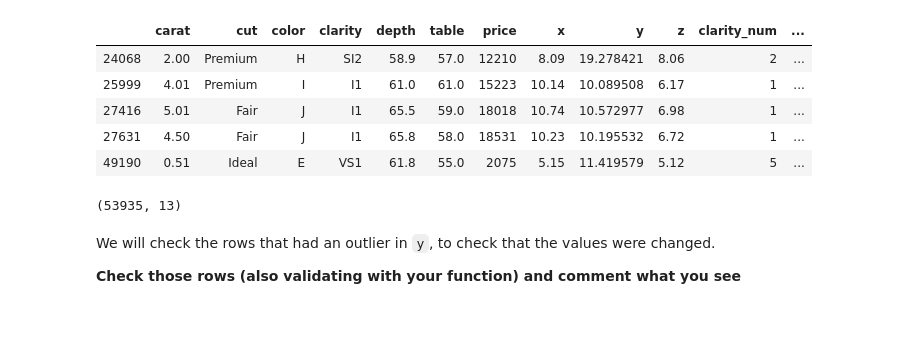
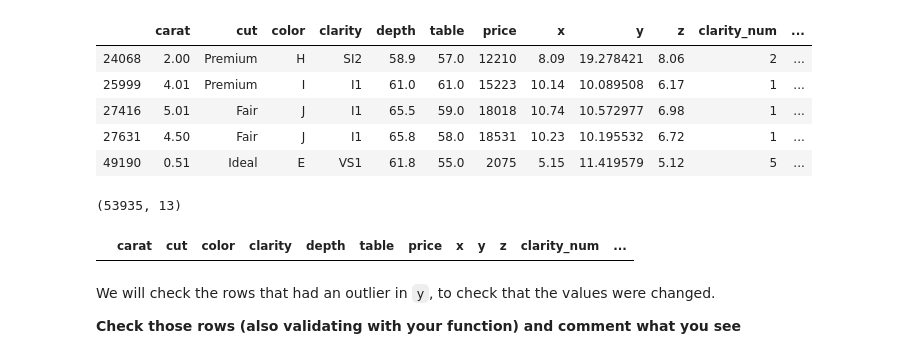
Before and after one commit to ironhack-datalabs/dataV2-labs, a Jupyter notebook: module-2/M2-mini-project1/1.-Data Cleaning.ipynb, the cells around one changed output. Cells and saved outputs as stored; diff of their text form; code cells hidden in the pictures; blank space fills up the shorter version.

```diff
--- a/module-2/M2-mini-project1/1.-Data Cleaning.ipynb
+++ b/module-2/M2-mini-project1/1.-Data Cleaning.ipynb
@@ -530,6 +530,10 @@ diamonds = diamonds.drop(diamonds[diamonds['y'] > 10].index)
 diamonds.shape
 # %% [output]
 (53935, 13)
+# %%
+diamonds.loc[diamonds["z"]>10]
+# %% [output]
+|  | carat | cut | color | clarity | depth | table | price | x | y | z | clarity_num | ... |
 # %% [markdown]
 We will check the rows that had an outlier in `y`, to check that the values were changed.
 
```
Also changed, not shown: parts of 3 cells of this notebook, 4 other files.
